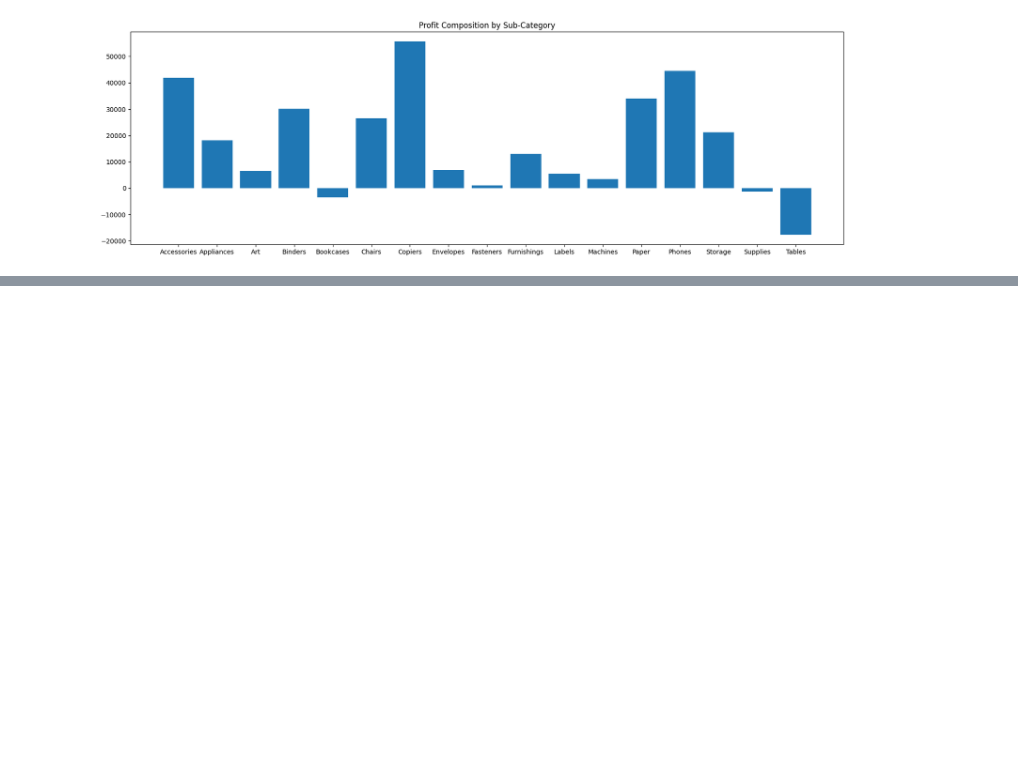
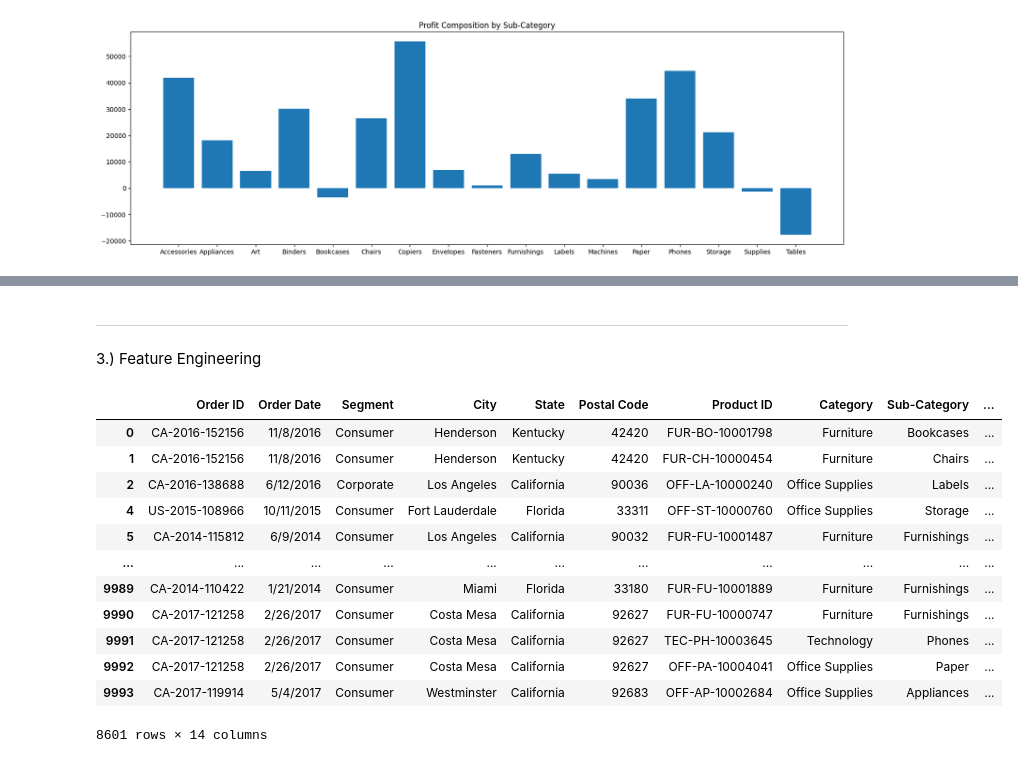
Before and after one commit to AlexxRomerro7/Store-Data-Analysis, a Jupyter notebook: StoreData.ipynb, the cells around one changed output, grey strips where cells are left out. Saved outputs shown, nothing was run; the diff lists cells and outputs as text; code cells hidden in the pictures; blank space fills up the shorter version.

```diff
--- a/StoreData.ipynb
+++ b/StoreData.ipynb
@@ -169,0 +225,14 @@ Now that we see what categories and subcategories are most profitable, we must l
+# %%
+total_profit_per_item = data.groupby(['Product ID','Sub-Category','Segment','Category','Discount','Quantity'])['Profit'].sum().reset_index()
+
+# Sort the DataFrame by profit in descending order within each Sub-Category
+sorted_df = total_profit_per_item.sort_values(by=['Sub-Category', 'Profit'], ascending=[True, True])
+
+# Sort the DataFrame by profit in descending order
+total_profit_per_item = total_profit_per_item.sort_values(by='Profit', ascending=False)
+
+# Get the top 10 products within each Sub-Category
+top_10_products_per_subcategory = sorted_df.groupby('Sub-Category').head(10)
+
+pd.set_option('display.max_rows', 10)
+top_10_products_per_subcategory
@@ -169,0 +354,20 @@ Now that we see what categories and subcategories are most profitable, we must l
+# %% [markdown]
+----
+# %% [markdown]
+3.) Feature Engineering
+# %%
+discount_rule_data
+# %% [output]
+|  | Order ID | Order Date | Segment | City | State | Postal Code | Product ID | Category | Sub-Category | ... |
+| 0 | CA-2016-152156 | 11/8/2016 | Consumer | Henderson | Kentucky | 42420 | FUR-BO-10001798 | Furniture | Bookcases | ... |
+| 1 | CA-2016-152156 | 11/8/2016 | Consumer | Henderson | Kentucky | 42420 | FUR-CH-10000454 | Furniture | Chairs | ... |
+| 2 | CA-2016-138688 | 6/12/2016 | Corporate | Los Angeles | California | 90036 | OFF-LA-10000240 | Office Supplies | Labels | ... |
+| 4 | US-2015-108966 | 10/11/2015 | Consumer | Fort Lauderdale | Florida | 33311 | OFF-ST-10000760 | Office Supplies | Storage | ... |
+| 5 | CA-2014-115812 | 6/9/2014 | Consumer | Los Angeles | California | 90032 | FUR-FU-10001487 | Furniture | Furnishings | ... |
+| ... | ... | ... | ... | ... | ... | ... | ... | ... | ... | ... |
+| 9989 | CA-2014-110422 | 1/21/2014 | Consumer | Miami | Florida | 33180 | FUR-FU-10001889 | Furniture | Furnishings | ... |
+| 9990 | CA-2017-121258 | 2/26/2017 | Consumer | Costa Mesa | California | 92627 | FUR-FU-10000747 | Furniture | Furnishings | ... |
+| 9991 | CA-2017-121258 | 2/26/2017 | Consumer | Costa Mesa | California | 92627 | TEC-PH-10003645 | Technology | Phones | ... |
+| 9992 | CA-2017-121258 | 2/26/2017 | Consumer | Costa Mesa | California | 92627 | OFF-PA-10004041 | Office Supplies | Paper | ... |
+| 9993 | CA-2017-119914 | 5/4/2017 | Consumer | Westminster | California | 92683 | OFF-AP-10002684 | Office Supplies | Appliances | ... |
+8601 rows × 14 columns
```
Also changed, not shown: parts of 17 cells of this notebook, 1 other file.
